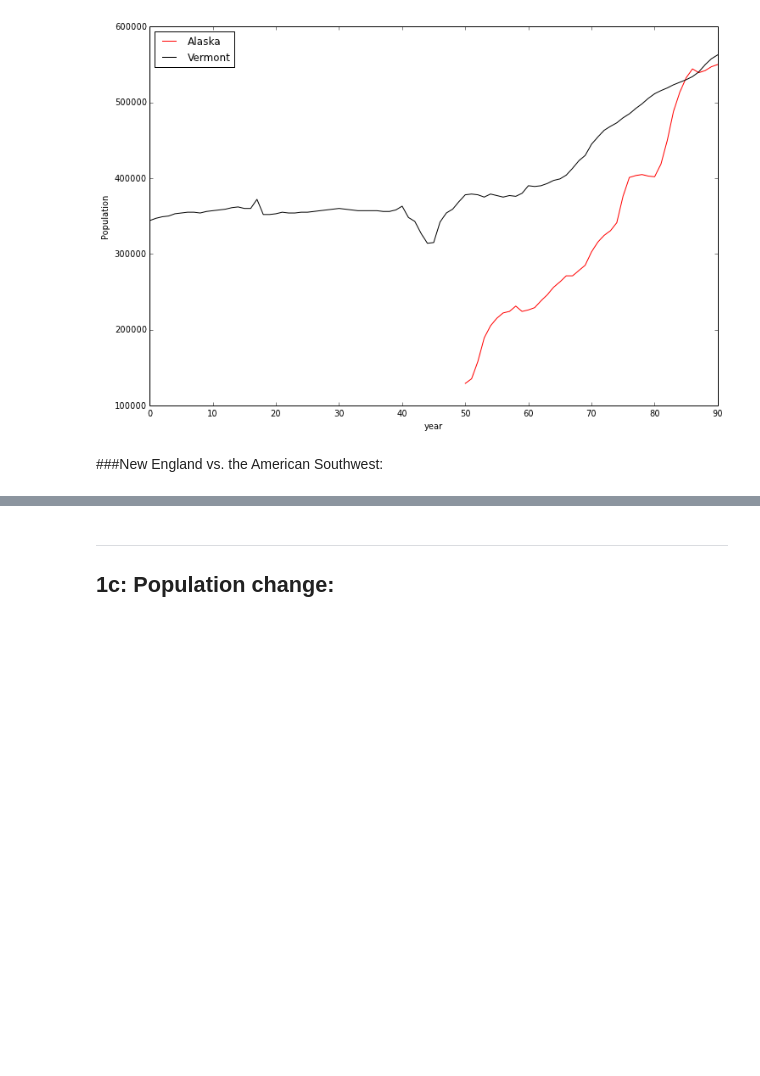
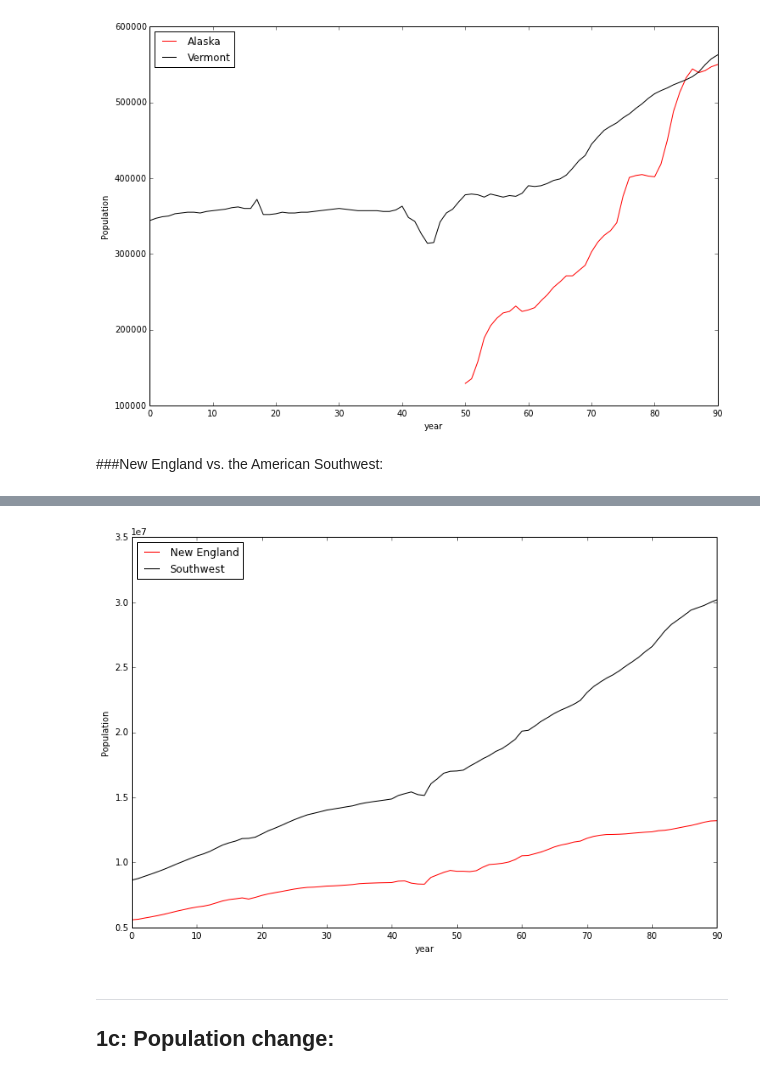
Before and after one commit to nstrayer/math295, a Jupyter notebook: HW01/work/hw01.ipynb, the cells around one changed output, grey strips where cells are left out. Cells and saved outputs as stored; diff of their text form; code cells hidden in the pictures; blank space fills up the shorter version.

```diff
--- a/HW01/work/hw01.ipynb
+++ b/HW01/work/hw01.ipynb
@@ -141,7 +141,7 @@ for state in newEngland:
     NEx = [date for (date, value) in allData[state]]
     try:
         NEy = map(add, NEy, [value for (date, value) in allData[state]])
-    except: We cant add a list to a non-existant list.
+    except: #We cant add a list to a non-existant list.
         NEy = [value for (date, value) in allData[state]]
 
 
@@ -166,3 +166,4 @@ SyntaxError: invalid syntax (<ipython-input-6-6756a7e1d085>, line 12)
+[figure, added]
 # %% [markdown]
 ---
 
```
Also changed, not shown: parts of 5 cells of this notebook.
